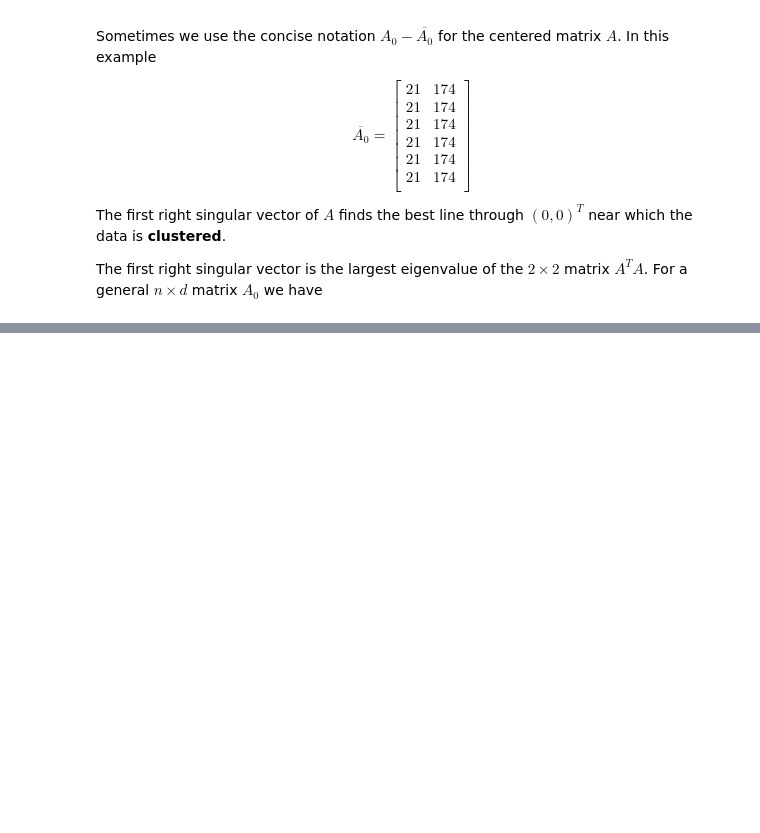
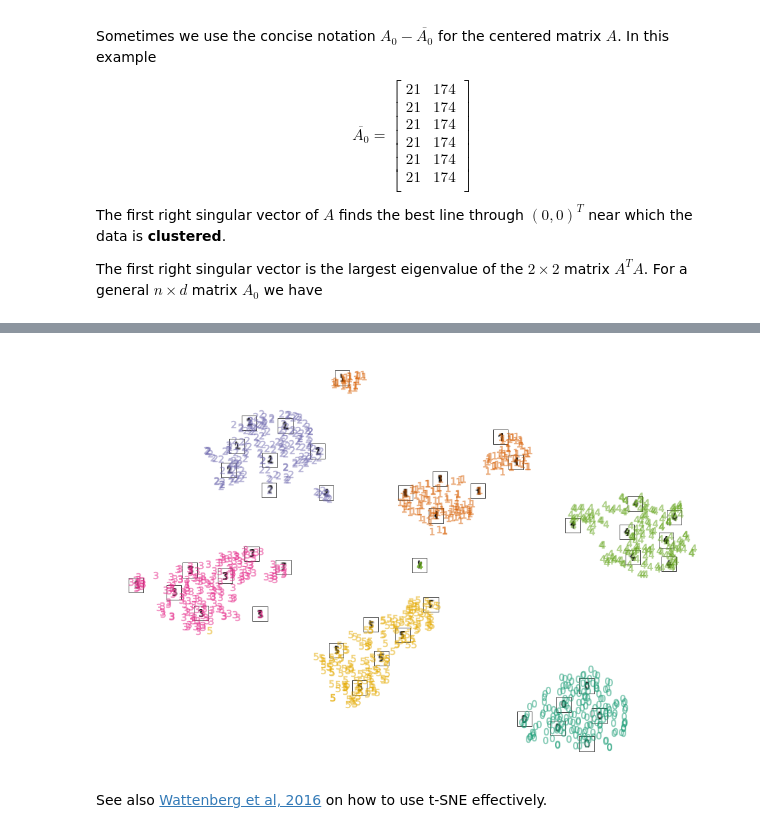
Before and after one commit to sinhp/mcfds, a Jupyter notebook: pca.ipynb, the cells around one changed output, grey strips where cells are left out. Cells and saved outputs as stored; diff of their text form; code cells hidden in the pictures; blank space fills up the shorter version.

```diff
--- a/pca.ipynb
+++ b/pca.ipynb
@@ -177,0 +386,6 @@ The first right singular vector is the largest eigenvalue of the $2 \times 2$ ma
+# %%
+plot_embedding(Xt)
+# %% [output]
+[figure, added]
+# %% [markdown]
+See also [Wattenberg et al, 2016](https://distill.pub/2016/misread-tsne/) on how to use t-SNE effectively.
```
Also changed, not shown: parts of 13 cells of this notebook.
